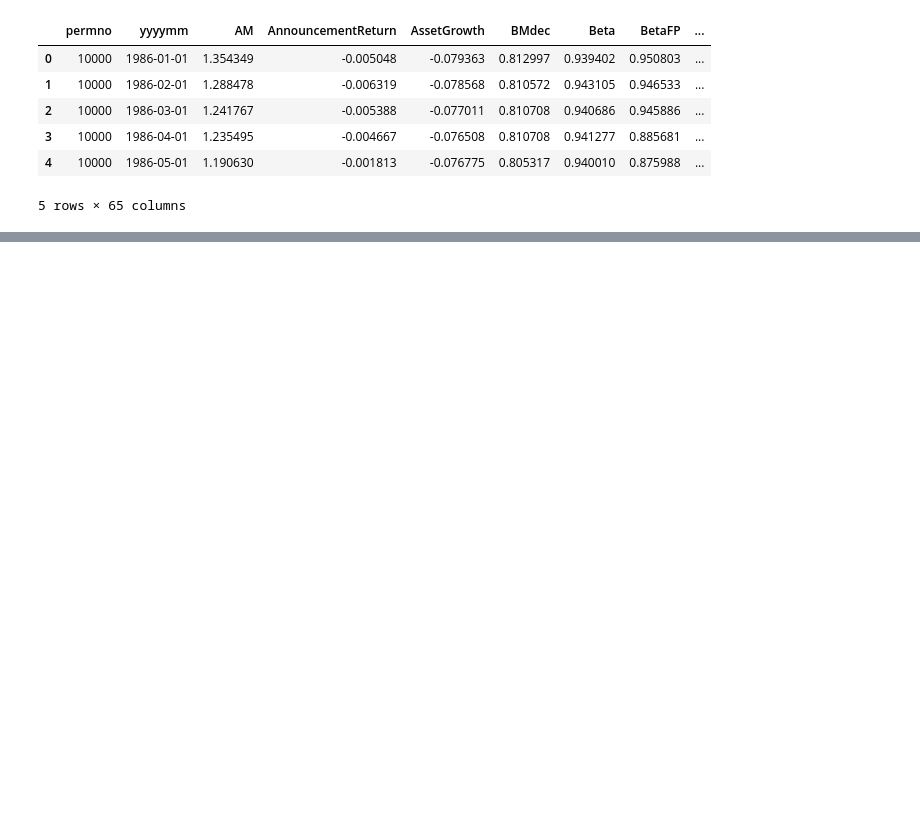
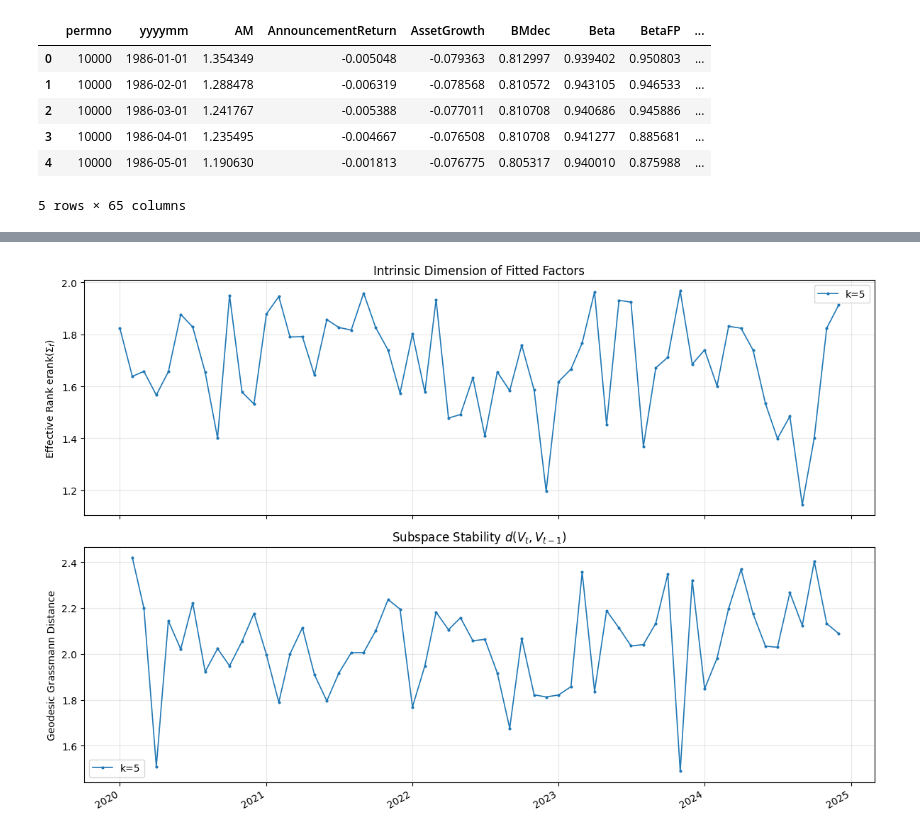
Before and after one commit to arshdeep11112000/TheVirtueOfComplexity_PaperReplication_Experimentation-master, a Jupyter notebook: notebooks/expermint_ppp.ipynb, the cells around one changed output, grey strips where cells are left out. Cells and saved outputs as stored; diff of their text form; code cells hidden in the pictures; blank space fills up the shorter version.

```diff
--- a/notebooks/expermint_ppp.ipynb
+++ b/notebooks/expermint_ppp.ipynb
@@ -249,0 +261,2 @@ Hit Rate          : 63.33%
+# %%
+char_data = char_data_50.copy()
@@ -249,0 +361,42 @@ Hit Rate          : 63.33%
+# %%
+import pandas as pd
+import matplotlib.pyplot as plt
+import matplotlib.dates as mdates
+
+diag_dfs = {"k=5": diag_df_in}
+
+fig, axes = plt.subplots(2, 1, figsize=(12, 8), sharex=True)
+
+for label, df in diag_dfs.items():
+    d = df.copy()
+
+    # robust date parsing + sort
+    d["yyyymm"] = pd.to_datetime(d["yyyymm"], errors="coerce")
+    d = d.dropna(subset=["yyyymm"]).sort_values("yyyymm")
+
+    # robust numeric parsing
+    d["erank"] = pd.to_numeric(d["erank"], errors="coerce")
+    d["grassmann_dist"] = pd.to_numeric(d["grassmann_dist"], errors="coerce")
+
+    axes[0].plot(d["yyyymm"], d["erank"], marker="o", markersize=2, linewidth=1.2, label=label)
+    axes[1].plot(d["yyyymm"], d["grassmann_dist"], marker="o", markersize=2, linewidth=1.2, label=label)
+
+axes[0].set_ylabel(r"Effective Rank $\mathrm{erank}(\Sigma_f)$")
+axes[0].set_title("Intrinsic Dimension of Fitted Factors")
+axes[0].legend()
+axes[0].grid(True, alpha=0.3)
+
+axes[1].set_ylabel("Geodesic Grassmann Distance")
+axes[1].set_title(r"Subspace Stability $d(V_t, V_{t-1})$")
+axes[1].legend()
+axes[1].grid(True, alpha=0.3)
+
+for ax in axes:
+    ax.xaxis.set_major_formatter(mdates.DateFormatter("%Y"))
+    ax.xaxis.set_major_locator(mdates.YearLocator(1))
+
+fig.autofmt_xdate()
+plt.tight_layout()
+plt.show()
+# %% [output]
+[figure, added]
```
Also changed, not shown: parts of 24 cells of this notebook, 9 other files.
